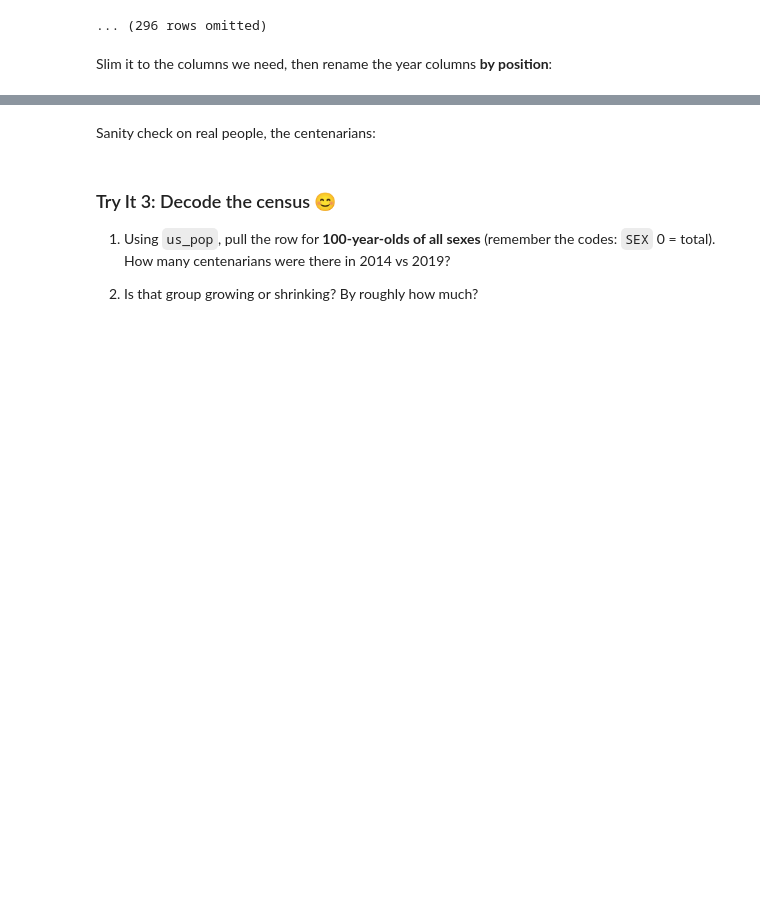
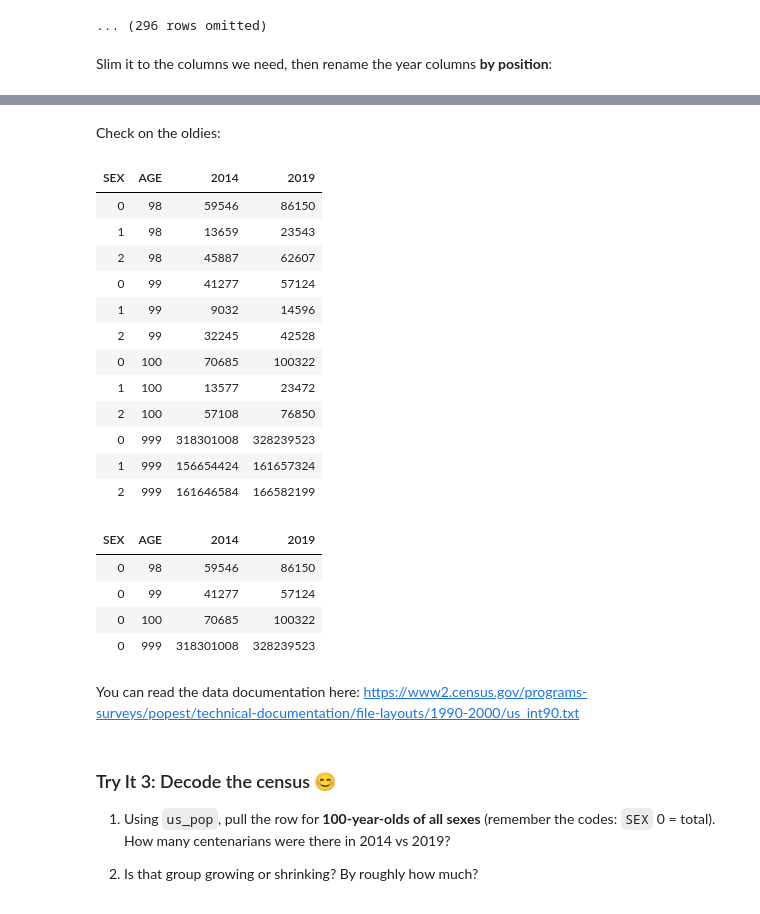
Before and after one commit to mlekimchi/data111_fall2026, a Jupyter notebook: lectures/ekc/lec06-ekc.ipynb, the cells around one changed output, grey strips where cells are left out. Saved outputs shown, nothing was run; the diff lists cells and outputs as text; code cells hidden in the pictures; blank space fills up the shorter version.

```diff
--- a/lectures/ekc/lec06-ekc.ipynb
+++ b/lectures/ekc/lec06-ekc.ipynb
@@ -239,2 +255,0 @@ us_pop.show(5)
-# %% [markdown]
-Sanity check on real people, the centenarians:
@@ -243,3 +256,31 @@ us_pop.where('AGE', are.above_or_equal_to(100)).sort('AGE')
+# %% [markdown]
+Check on the oldies:
+# %%
+us_pop.where('AGE', are.above_or_equal_to(98)).sort('AGE').show()
+
+# Or just show totals
+# us_pop.where('SEX',0).where('AGE', are.above_or_equal_to(98)).sort('AGE')
+# %% [output]
+| SEX | AGE | 2014 | 2019 |
+| 0 | 98 | 59546 | 86150 |
+| 1 | 98 | 13659 | 23543 |
+| 2 | 98 | 45887 | 62607 |
+| 0 | 99 | 41277 | 57124 |
+| 1 | 99 | 9032 | 14596 |
+| 2 | 99 | 32245 | 42528 |
+| 0 | 100 | 70685 | 100322 |
+| 1 | 100 | 13577 | 23472 |
+| 2 | 100 | 57108 | 76850 |
+| 0 | 999 | 318301008 | 328239523 |
+| 1 | 999 | 156654424 | 161657324 |
+| 2 | 999 | 161646584 | 166582199 |
+| SEX | AGE | 2014 | 2019 |
+| 0 | 98 | 59546 | 86150 |
+| 0 | 99 | 41277 | 57124 |
+| 0 | 100 | 70685 | 100322 |
+| 0 | 999 | 318301008 | 328239523 |
+# %% [markdown]
+You can read the data documentation here: https://www2.census.gov/programs-surveys/popest/technical-documentation/file-layouts/1990-2000/us_int90.txt
 # %% [markdown]
 ### Try It 3: Decode the census 😊
 
```
Also changed, not shown: parts of 5 cells of this notebook.
